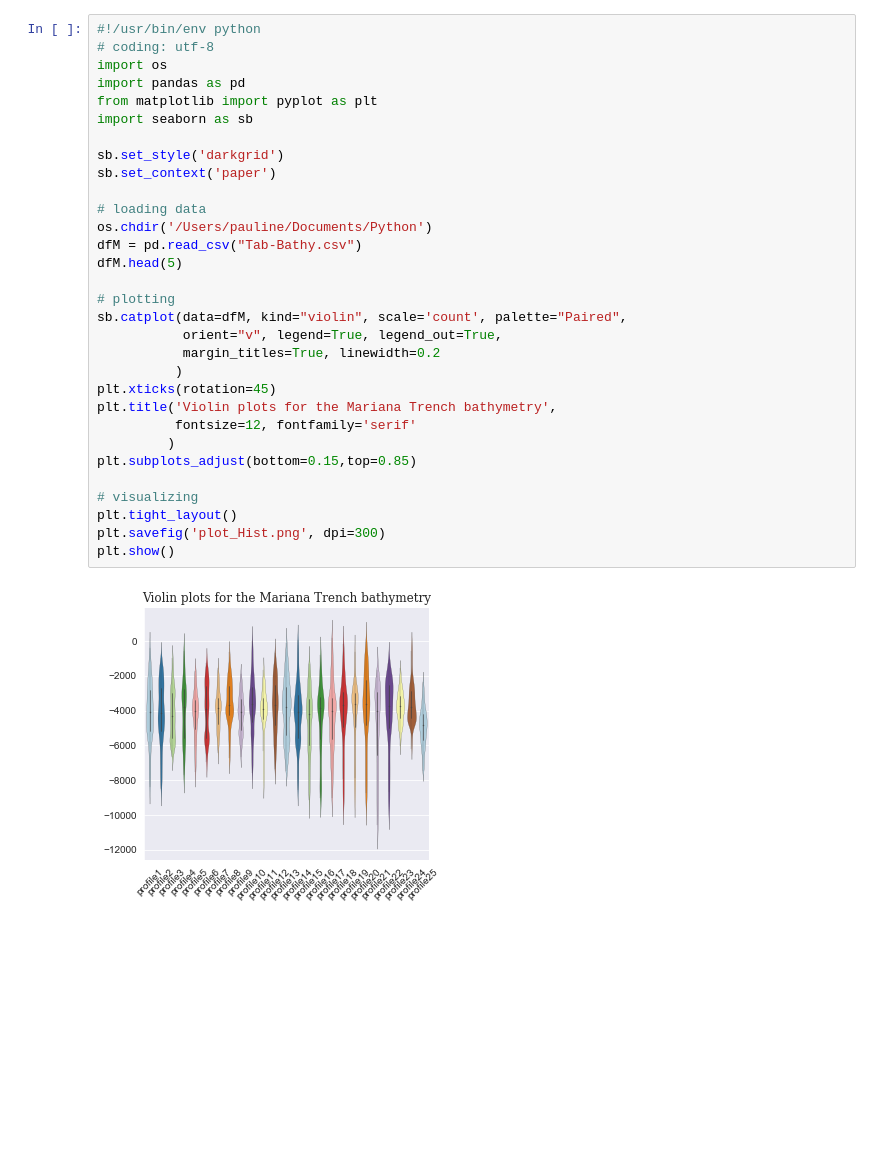
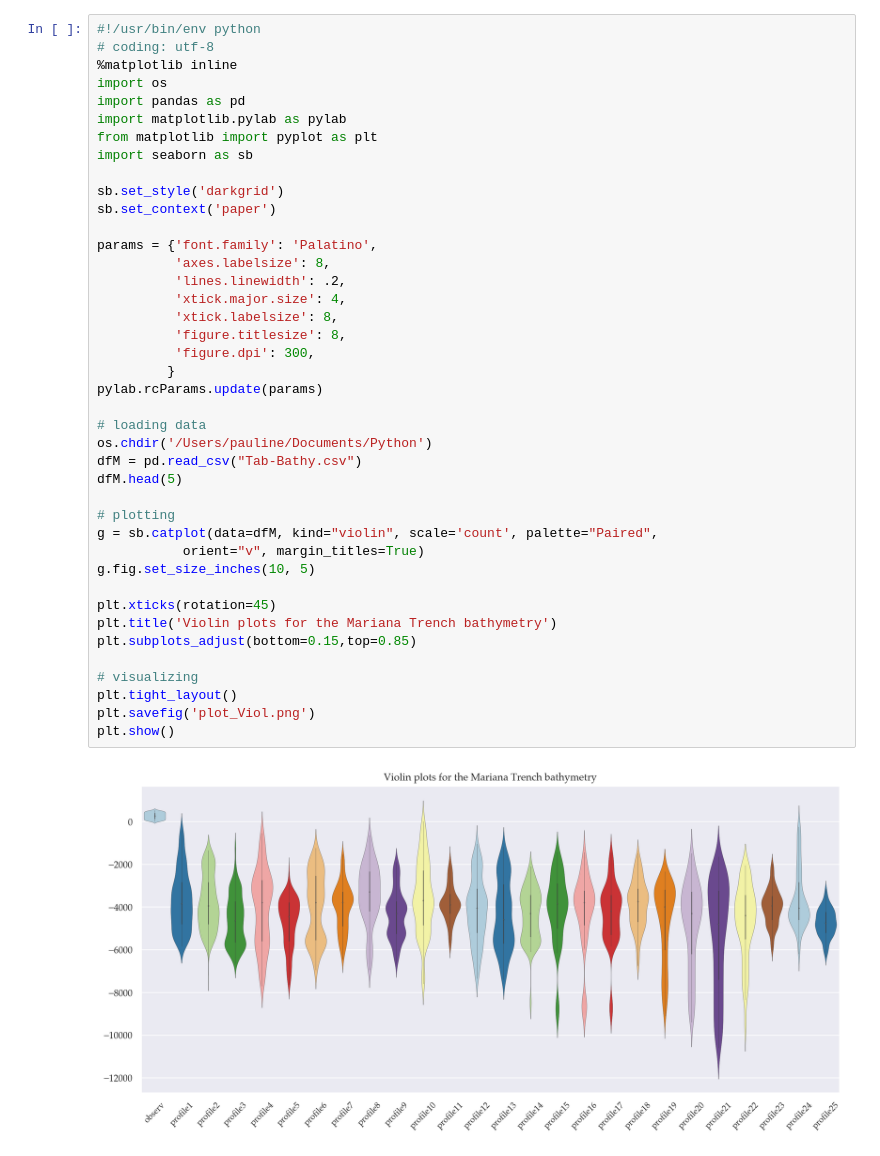
Before and after one commit to paulinelemenkova/Python-script-005-Violins, a Jupyter notebook: Script-005-Violins.ipynb, the cells around one changed output. Drawn from its saved outputs; the diff is of its cells as text; blank space fills up the shorter version.

```diff
--- a/Script-005-Violins.ipynb
+++ b/Script-005-Violins.ipynb
@@ -1,33 +1,43 @@
 # %%
 #!/usr/bin/env python
 # coding: utf-8
+%matplotlib inline
 import os
 import pandas as pd
+import matplotlib.pylab as pylab
 from matplotlib import pyplot as plt
 import seaborn as sb
 
 sb.set_style('darkgrid')
 sb.set_context('paper')
+
+params = {'font.family': 'Palatino',
+          'axes.labelsize': 8,
+          'lines.linewidth': .2,
+          'xtick.major.size': 4,
+          'xtick.labelsize': 8,
+          'figure.titlesize': 8,
+          'figure.dpi': 300,
+         }
+pylab.rcParams.update(params)
 
 # loading data
 os.chdir('/Users/pauline/Documents/Python')
 dfM = pd.read_csv("Tab-Bathy.csv")
 dfM.head(5)
 
 # plotting
-sb.catplot(data=dfM, kind="violin", scale='count', palette="Paired",
-           orient="v", legend=True, legend_out=True,
-           margin_titles=True, linewidth=0.2
-          )
+g = sb.catplot(data=dfM, kind="violin", scale='count', palette="Paired",
+           orient="v", margin_titles=True)
+g.fig.set_size_inches(10, 5)
+
 plt.xticks(rotation=45)
-plt.title('Violin plots for the Mariana Trench bathymetry',
-          fontsize=12, fontfamily='serif'
-         )
+plt.title('Violin plots for the Mariana Trench bathymetry')
 plt.subplots_adjust(bottom=0.15,top=0.85)
 
 # visualizing
 plt.tight_layout()
-plt.savefig('plot_Hist.png', dpi=300)
+plt.savefig('plot_Viol.png')
 plt.show()
 # %% [output]
-[figure, old version]
+[figure, new version]
```
Also changed, not shown: 1 other file.
